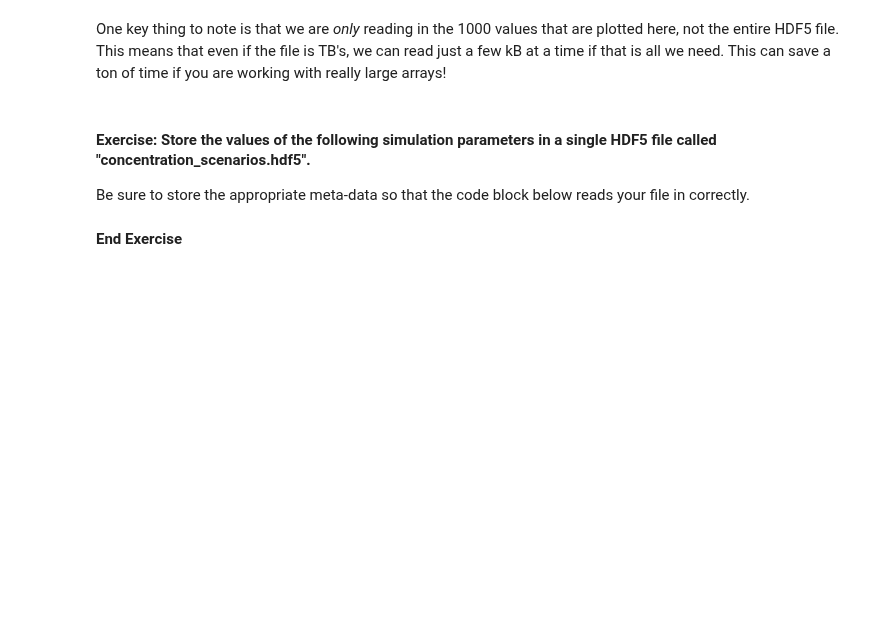
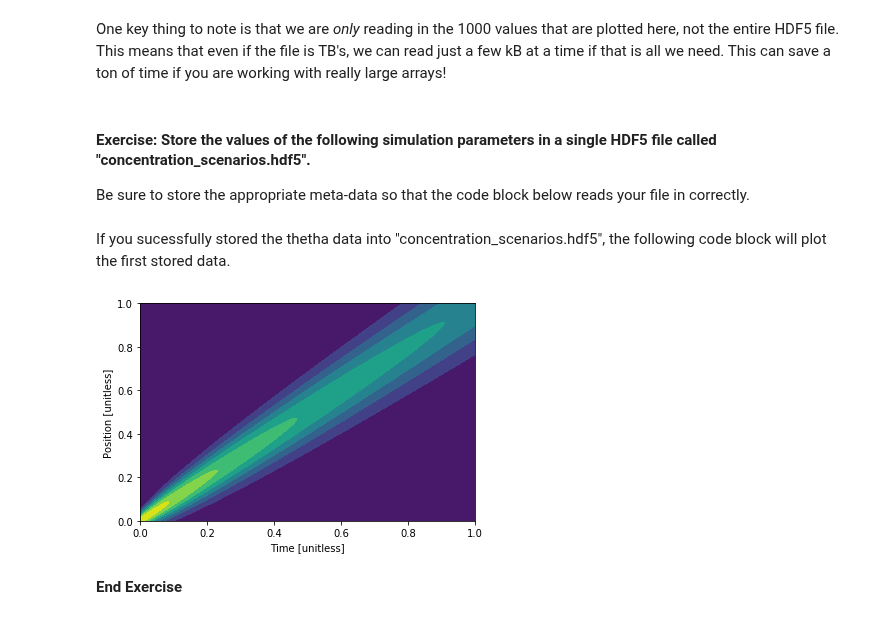
Before and after one commit to medford-group/data_analytics_for_engineers, a Jupyter notebook: modules/3-data_management/data_management.ipynb, the cells around one changed output. Cells and saved outputs as stored; diff of their text form; code cells hidden in the pictures; blank space fills up the shorter version.

```diff
--- a/modules/3-data_management/data_management.ipynb
+++ b/modules/3-data_management/data_management.ipynb
@@ -212,3 +262,23 @@ params_4 = [2.5, 0.05, 0.02, 0, 0.01, 0.15]
+# %% [markdown]
+If you sucessfully stored the thetha data into "concentration_scenarios.hdf5", the following code block will plot the first stored data.
+# %%
+try:
+    file_name = "concentration_scenarios.hdf5"
+    scenarios_h5f = h5py.File(file_name,'r')
+    try:
+        fig, ax = plt.subplots()
+
+        ax.contourf(t_range, x_range, scenarios_h5f[list(scenarios_h5f.keys())[0]])
+        ax.set_xlabel('Time [unitless]')
+        ax.set_ylabel('Position [unitless]')
+    except:
+        scenarios_h5f.close()
+        raise Exception('INVALID_DATA. ({})'.format(file_name))
+except:
+    raise Exception('FILE_NOT_FOUND. ({})'.format(file_name))
+scenarios_h5f.close();
+# %% [output]
+[figure, added]
 # %% [markdown]
 **End Exercise**
 # %% [markdown]
```
Also changed, not shown: parts of 59 cells of this notebook.
